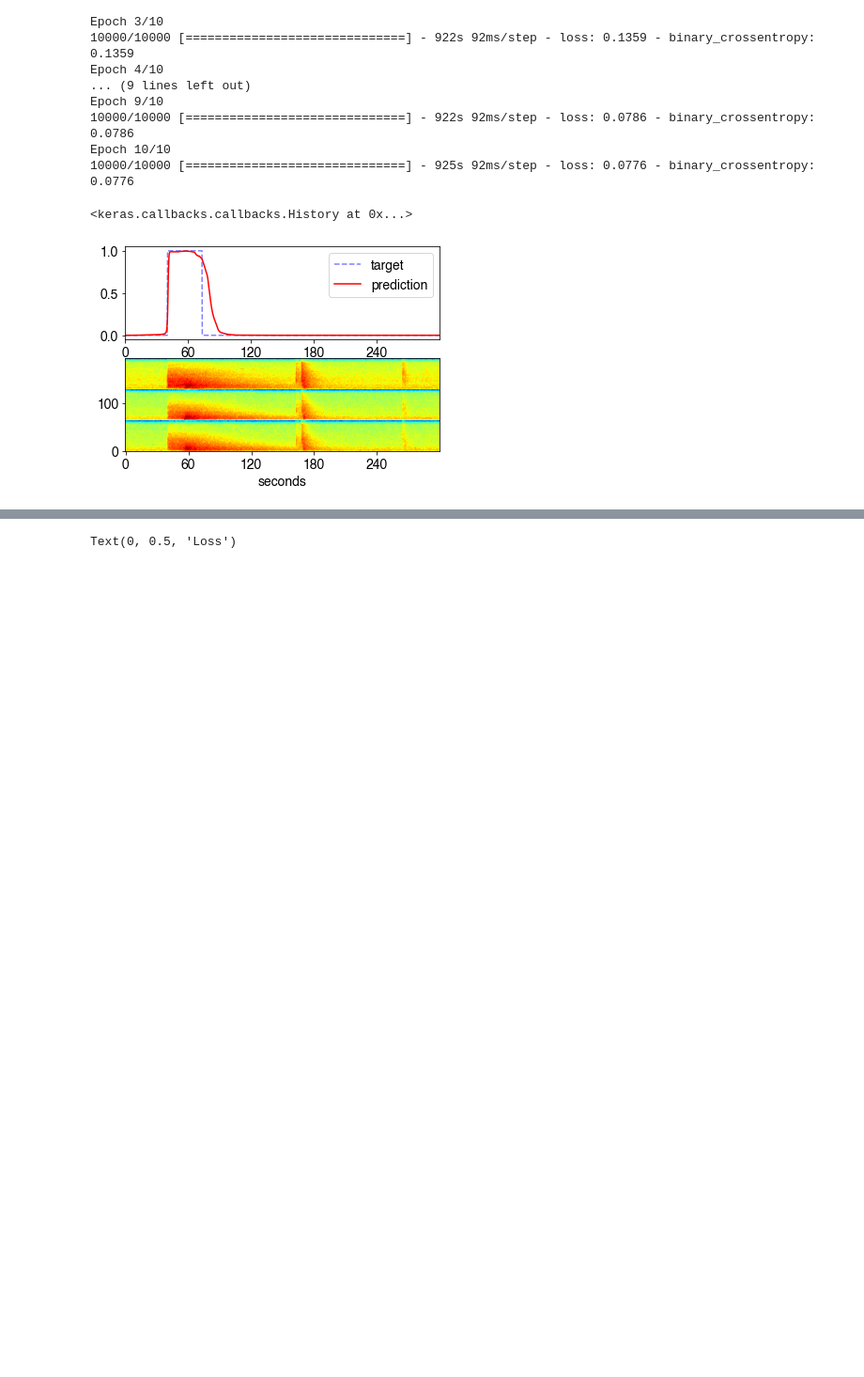
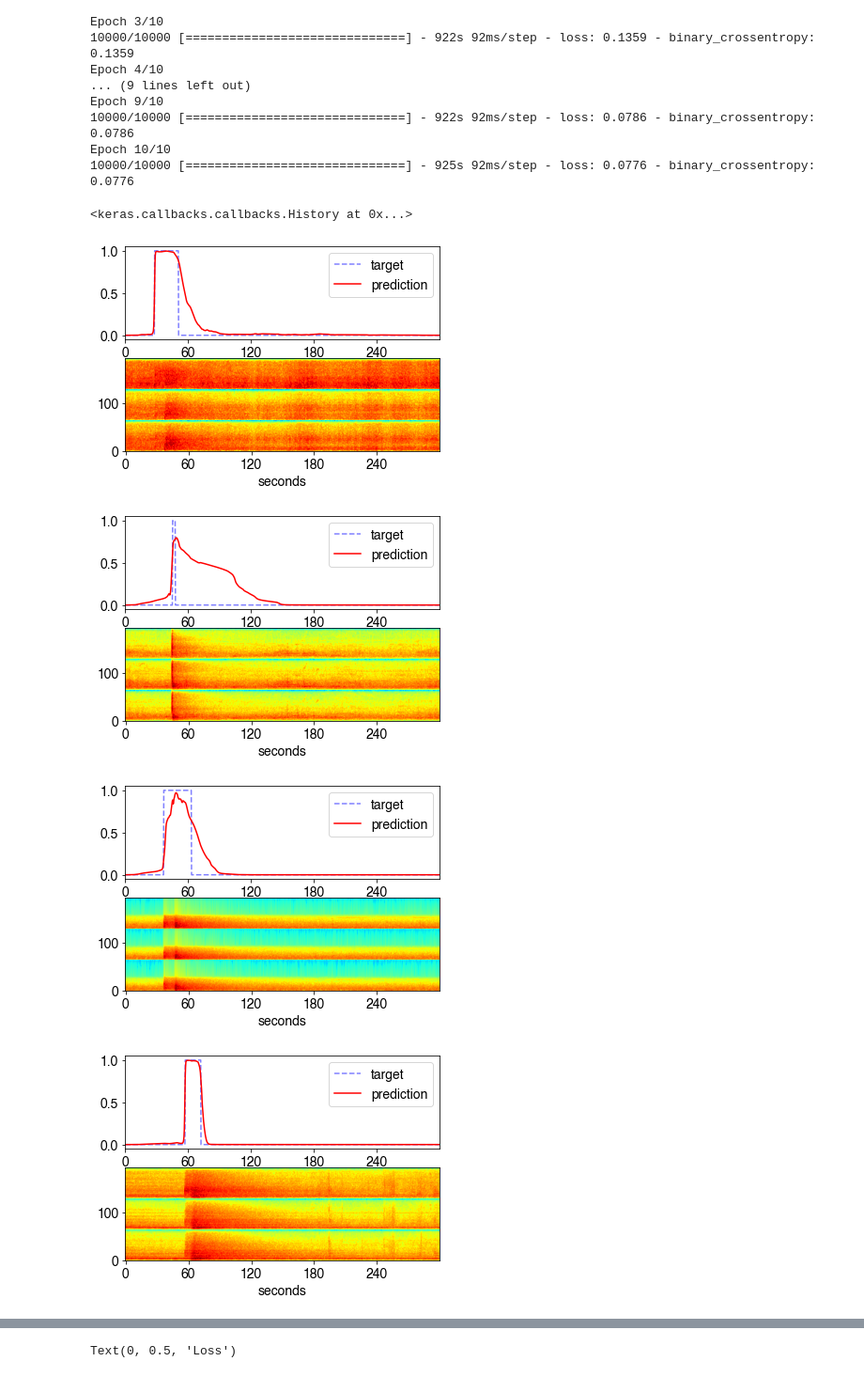
Before and after one commit to albertleonardo/Pn, a Jupyter notebook: numbertwo.ipynb, the cells around one changed output, grey strips where cells are left out. Shown at 94% size. Cells and saved outputs as stored; diff of their text form; code cells hidden in the pictures; blank space fills up the shorter version.

```diff
--- a/numbertwo.ipynb
+++ b/numbertwo.ipynb
@@ -240,7 +240,7 @@ def plot_predictions(X_pred,Y_pred,preds):
     xticks = np.arange(0,301,60)
     xvals  = np.arange(0,966,delta)
 
-
+    plt.figure()
     plt.subplot(211)
     plt.plot(Y_pred[randint,:],c='b',linestyle='--',label='target',alpha=0.5)
     plt.plot(preds[randint,:],c='r',label='prediction')
@@ -463,6 +463,10 @@ model_three.save('model_spec_three_random')
 # %%
 train_preds = model_three.predict(X_train_spec_three)
 # %%
-plot_predictions(X_train_spec_three,Y_train_spec_three,train_preds)
+for i in range(5):
+    plot_predictions(X_train_spec_three,Y_train_spec_three,train_preds)
 # %% [output]
-[figure, old version]
+[figure, new version]
+[figure, added]
+[figure, added]
+[figure, added]
```
Also changed, not shown: parts of 1 cell of this notebook.
